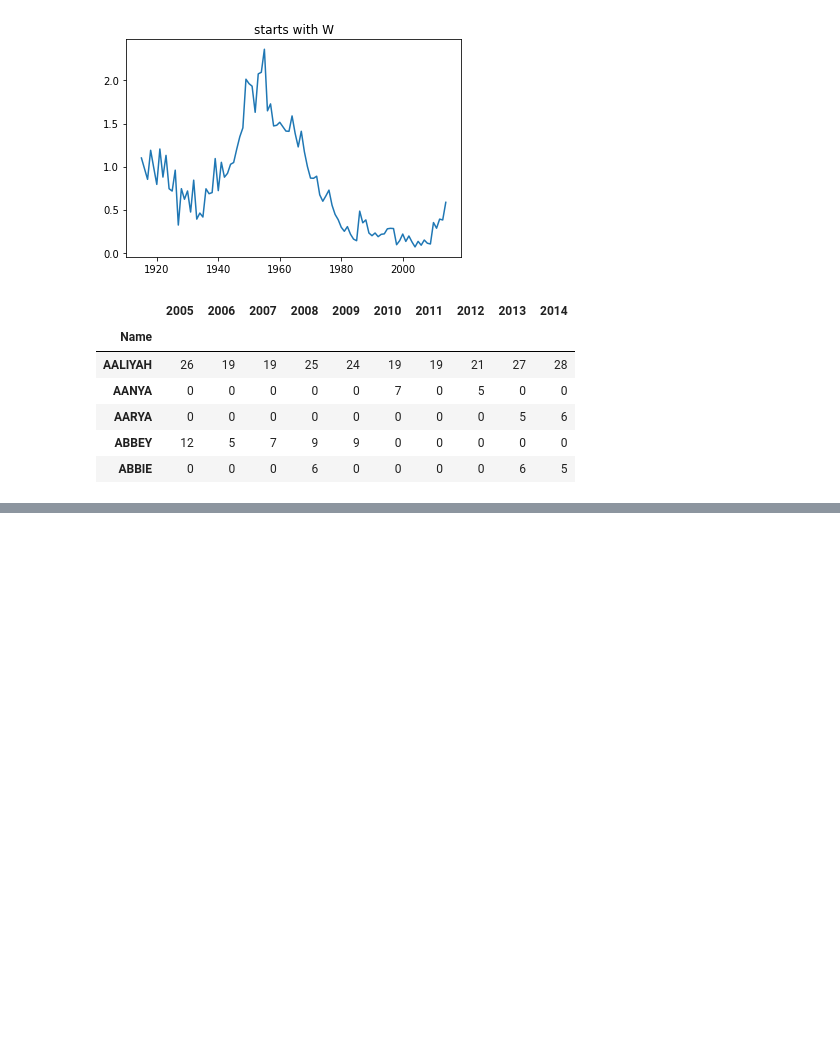
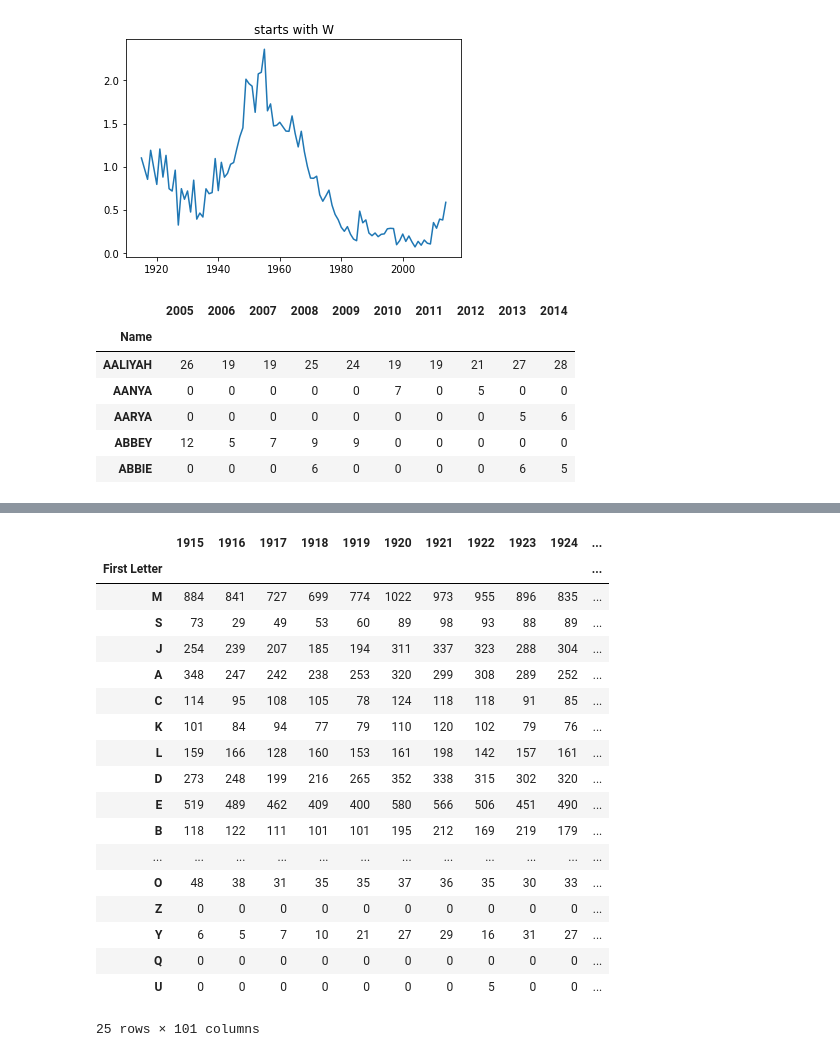
Before and after one commit to jenfly/pydata-intro-workshop, a Jupyter notebook: data-wrangling/Wrangling Baby Names Data.ipynb, the cells around one changed output, grey strips where cells are left out. Cells and saved outputs as stored; diff of their text form; code cells hidden in the pictures; blank space fills up the shorter version.

```diff
--- a/data-wrangling.ipynb
+++ b/data-wrangling/Wrangling Baby Names Data.ipynb
@@ -251,0 +274,22 @@ df.loc[:, '2005':'2014'].head()
+# %%
+letter_groups.sort_values('Total', ascending=False)
+# %% [output]
+|  | 1915 | 1916 | 1917 | 1918 | 1919 | 1920 | 1921 | 1922 | 1923 | 1924 | ... |
+| First Letter |  |  |  |  |  |  |  |  |  |  | ... |
+| M | 884 | 841 | 727 | 699 | 774 | 1022 | 973 | 955 | 896 | 835 | ... |
+| S | 73 | 29 | 49 | 53 | 60 | 89 | 98 | 93 | 88 | 89 | ... |
+| J | 254 | 239 | 207 | 185 | 194 | 311 | 337 | 323 | 288 | 304 | ... |
+| A | 348 | 247 | 242 | 238 | 253 | 320 | 299 | 308 | 289 | 252 | ... |
+| C | 114 | 95 | 108 | 105 | 78 | 124 | 118 | 118 | 91 | 85 | ... |
+| K | 101 | 84 | 94 | 77 | 79 | 110 | 120 | 102 | 79 | 76 | ... |
+| L | 159 | 166 | 128 | 160 | 153 | 161 | 198 | 142 | 157 | 161 | ... |
+| D | 273 | 248 | 199 | 216 | 265 | 352 | 338 | 315 | 302 | 320 | ... |
+| E | 519 | 489 | 462 | 409 | 400 | 580 | 566 | 506 | 451 | 490 | ... |
+| B | 118 | 122 | 111 | 101 | 101 | 195 | 212 | 169 | 219 | 179 | ... |
+| ... | ... | ... | ... | ... | ... | ... | ... | ... | ... | ... | ... |
+| O | 48 | 38 | 31 | 35 | 35 | 37 | 36 | 35 | 30 | 33 | ... |
+| Z | 0 | 0 | 0 | 0 | 0 | 0 | 0 | 0 | 0 | 0 | ... |
+| Y | 6 | 5 | 7 | 10 | 21 | 27 | 29 | 16 | 31 | 27 | ... |
+| Q | 0 | 0 | 0 | 0 | 0 | 0 | 0 | 0 | 0 | 0 | ... |
+| U | 0 | 0 | 0 | 0 | 0 | 0 | 0 | 5 | 0 | 0 | ... |
+25 rows × 101 columns
```
Also changed, not shown: parts of 7 cells of this notebook, 2 other files.
